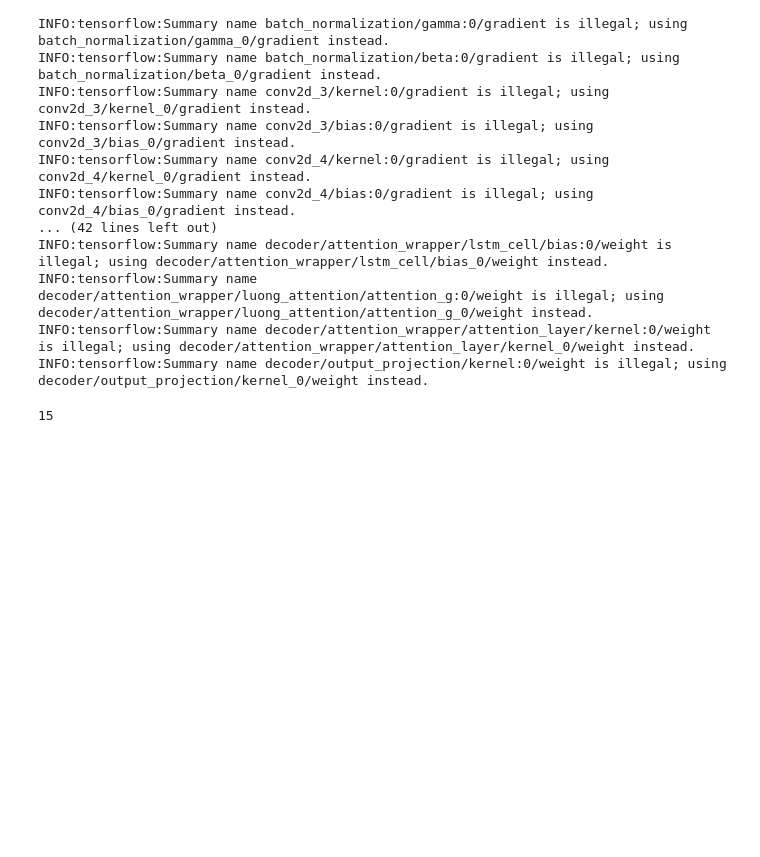
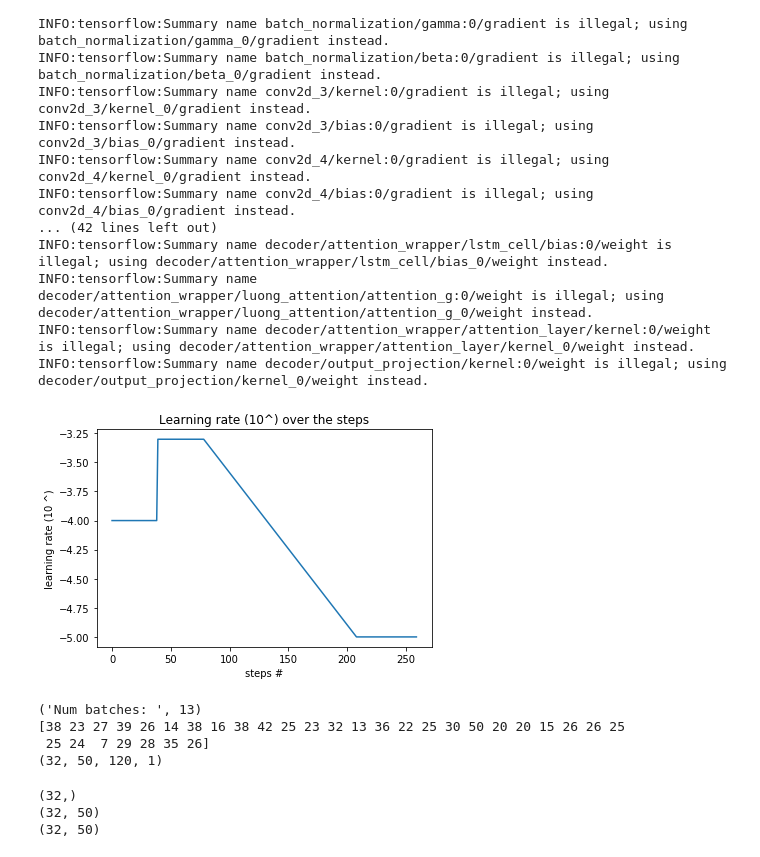
Before and after one commit to henrikmarklund/handwriting-to-latex, a Jupyter notebook: Hand-to-latex (using tf-seq2seq).ipynb, the cells around one changed output. Saved outputs shown, nothing was run; the diff lists cells and outputs as text; code cells hidden in the pictures; blank space fills up the shorter version.

```diff
--- a/Hand-to-latex (using tf-seq2seq).ipynb
+++ b/Hand-to-latex (using tf-seq2seq).ipynb
@@ -664,26 +677,39 @@ sess.run(init)
 # Epoch 3 - 6: (5e-4)
 # Epoch 7 - 20: Exponentially decaying from (5e-4) to (1e-5)
 
-#num_epochs = 400
 
-#mini_batch_size = 128
-#num_samples = 0
-#steps_per_epoch = num_samples / mini_batch_size
-#steps_per_epoch = 1
+def get_learning_rate(global_step):
 
-#def get_learning_rate(global_step, epoch):
+    epoch = int(float(global_step) / num_train_batches)
 
-    #base_learning_rate = 0.0005
-    #if epoch < 3:
-        #lr_rate = 0.0001
-   # elif epoch < 6:
-        #lr_rate = 0.0005
-    #else:
-        # Over 15 epochs decay learning rate from 0.0005 to 0.00001 <=> decay learning rate with .77 per epoch:
-        #decay_rate = 0.77
-        #decay_steps = steps_per_epoch
-        #lr_rate = base_learning_rate * decay_rate ^ ((global_step - steps_per_epoch * 6) / decay_steps)
 
-    #return lr_rate
+    if epoch < 3:
+        #Warm up
+        lr_rate = 0.0001
+    elif epoch < 6:
+        lr_rate = 0.0005
+    elif epoch < 16:
+        # Over 10 epochs decay learning rate from 0.0005 to 0.00001
+
+        decay_rate = 0.00001 / 0.0005
+        decay_steps = num_train_batches * 10
+        lr_rate = base_learning_rate * decay_rate ** (float((global_step - num_train_batches * 6)) / decay_steps)
+    else:
+        lr_rate = 0.00001
+    return lr_rate
+# %%
+learning_rates = []
+
+
+for step in range(num_train_batches*20):
+    learning_rates.append(get_learning_rate(step))
+
+plt.title('Learning rate (10^) over the steps')
+plt.ylabel('learning rate (10 ^)')
+plt.xlabel('steps #')
+plt.plot(np.log10(learning_rates))
+plt.show()
+# %% [output]
+[figure, added]
 # %%
 def get_validation_loss():
@@ -715,5 +741,29 @@ def get_validation_loss():
     return val_loss
 # %%
 print("Num batches: ", len(train_sequence_lengths_batches)) #(Note: they are not necessarily equal size towards the end (this will fix later))
+
+
+train_decoder_target_data_batches
+
+print(train_sequence_lengths_batches[0])
+
+print(train_encoder_input_data_batches[0].shape)
+
+
+#train_decoder_input_data_batches[0][0] = np.array(train_decoder_input_data_batches[0][0])
+train_decoder_target_data_batches[0][0] = np.array(train_decoder_target_data_batches[0][0])
 # %% [output]
-15
+('Num batches: ', 13)
+[38 23 27 39 26 14 38 16 38 42 25 23 32 13 36 22 25 30 50 20 20 15 26 26 25
+ 25 24  7 29 28 35 26]
+(32, 50, 120, 1)
+# %%
+#print(train_decoder_input_data_batches[0].shape)
+
+print(train_sequence_lengths_batches[0].shape)
+print(train_decoder_target_data_batches[0].shape)
+print(train_decoder_input_data_batches[0].shape)
+# %% [output]
+(32,)
+(32, 50)
+(32, 50)
```
Also changed, not shown: parts of 33 cells of this notebook.
